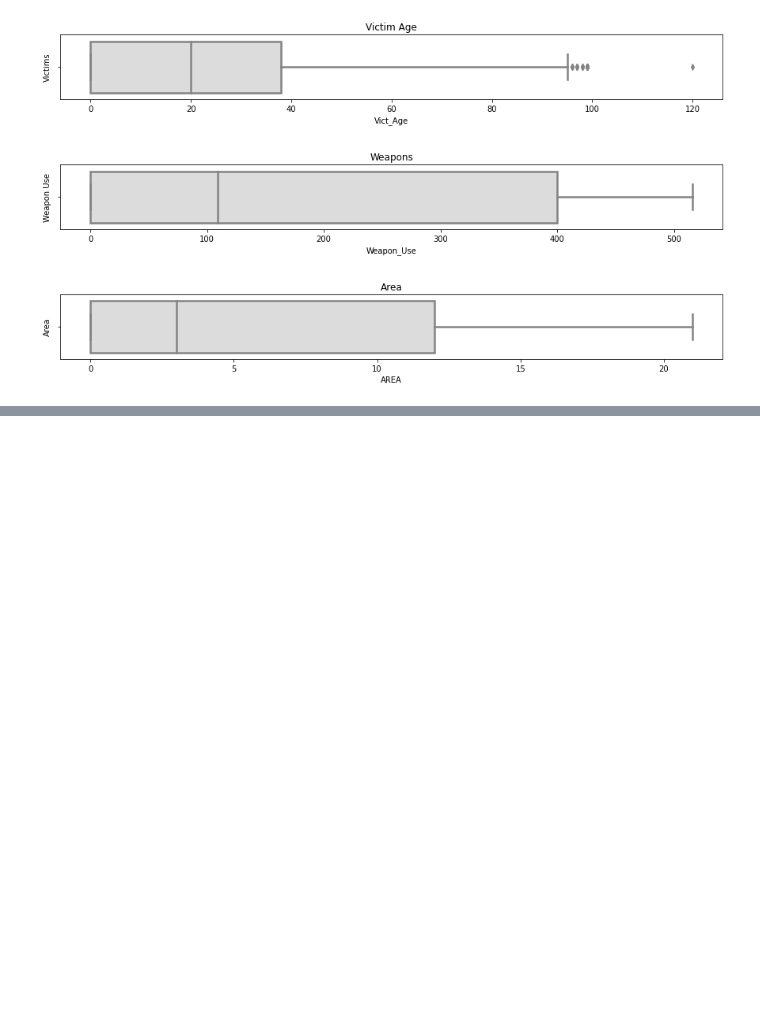
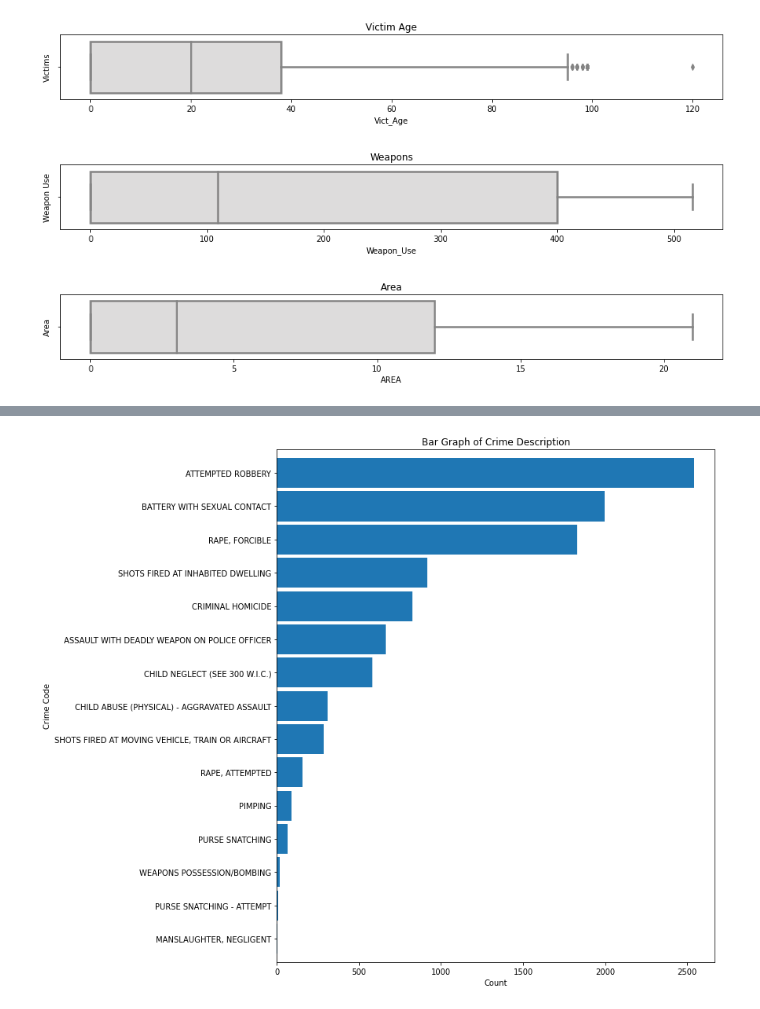
Before and after one commit to MSADS-Capstone/navigating_crime, a Jupyter notebook: Code Library/data_exploration_phase1.ipynb, the cells around one changed output, grey strips where cells are left out. Cells and saved outputs as stored; diff of their text form; code cells hidden in the pictures; blank space fills up the shorter version.

```diff
--- a/Code Library/data_exploration_phase1.ipynb
+++ b/Code Library/data_exploration_phase1.ipynb
@@ -353,0 +373,6 @@ The distribution is positively skewed.
+# %%
+bar_plot_h(df, 'Bar Graph of Crime Description', 'Count', 'Crime Code',
+           'Crm_Cd_Des', 15)
+plt.savefig(image_path + '/crime_desc_bargraph.png', bbox_inches = 'tight')
+# %% [output]
+[figure, added]
```
Also changed, not shown: parts of 5 cells of this notebook, 4 other files.
